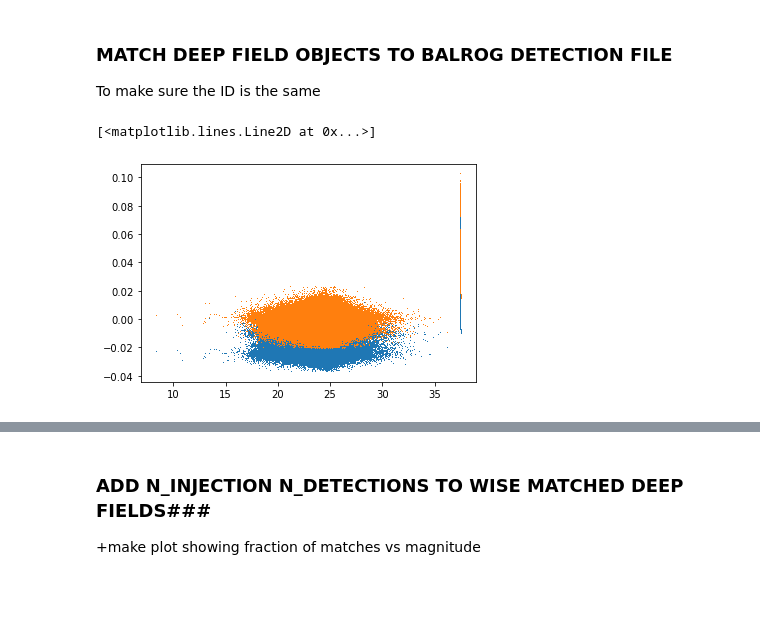
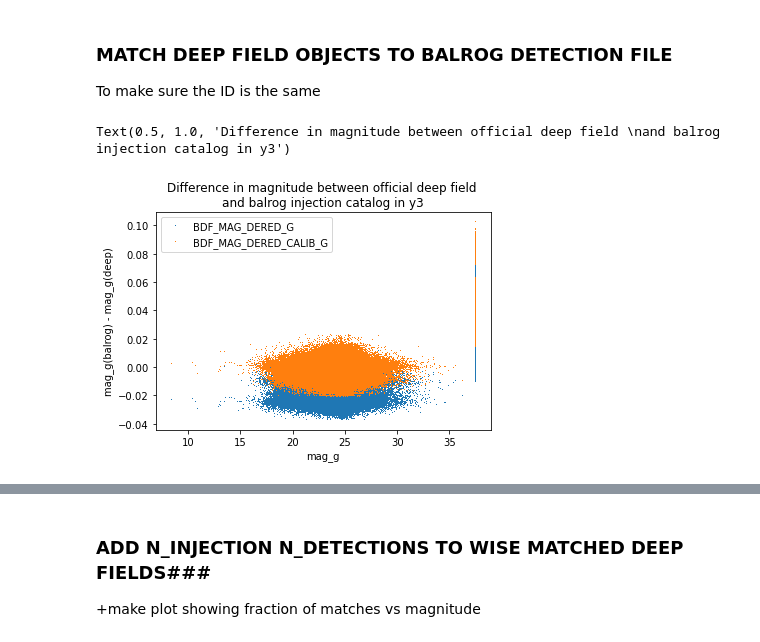
Before and after one commit to elvinpoole/lens_sample_tools, a Jupyter notebook: star_gal_wise/match_deep_wise/match_deep_wise.ipynb, the cells around one changed output, grey strips where cells are left out. Saved outputs shown, nothing was run; the diff lists cells and outputs as text; code cells hidden in the pictures; blank space fills up the shorter version.

```diff
--- a/star_gal_wise/match_deep_wise/match_deep_wise.ipynb
+++ b/star_gal_wise/match_deep_wise/match_deep_wise.ipynb
@@ -15,16 +16,36 @@ deep_field_file = "/pscratch/sd/j/jelvinpo/DES/cats/y3/deepfields/Y3_DEEP_FIELDS
 deep_field_wise_file = "/global/cfs/projectdirs/des/nweaverd/y3_deepfields/dr10.0/south/matched/merged_ls-dr10.0-Y3_DEEP_FIELDS_PHOTOM_ang_mag.fits"
 # %%
 balrog_detection_table = astropy.table.Table.read(balrog_detection_file)
-balrog_detection = balrog_detection_table[['true_id']].to_pandas()
+#balrog_detection = balrog_detection_table[['true_id']].to_pandas()
+data = np.array([
+    balrog_detection_table['true_id'],
+    balrog_detection_table["true_bdf_mag_deredden"][:,0],
+    balrog_detection_table["true_bdf_mag_deredden"][:,1],
+    balrog_detection_table["true_bdf_mag_deredden"][:,2],
+    balrog_detection_table["true_bdf_mag_deredden"][:,3],
+])
+columns = [
+    'true_id',
+    'true_bdf_mag_deredden_g',
+    'true_bdf_mag_deredden_r',
+    'true_bdf_mag_deredden_i',
+    'true_bdf_mag_deredden_z' ]
+balrog_detection = pd.DataFrame(data=data.T, columns=columns)
 deep_field = astropy.table.Table.read(deep_field_file).to_pandas()
+deep_field_sg = astropy.table.Table.read(deep_field_sg_file).to_pandas()
 # %%
-balrog_detection_with_deepcoord = balrog_detection.merge(deep_field, how='left', left_on='true_id', right_on='ID')
+balrog_detection_with_deepcoord = balrog_detection.merge(deep_field, how='inner', left_on='true_id', right_on='ID')
 # %%
-x0 = np.array(balrog_detection_with_deepcoord['BDF_MAG_DERED_G'])
-x1 = np.array(balrog_detection_with_deepcoord['BDF_MAG_DERED_CALIB_G'])
-y = np.array(balrog_detection_table['true_bdf_mag_deredden'][:,0])
-plt.plot(x0,y-x1,',')
-plt.plot(x0,y-x0,',')
+x0 = np.array(balrog_detection_with_deepcoord['BDF_MAG_DERED_G'] )
+x1 = np.array(balrog_detection_with_deepcoord['BDF_MAG_DERED_CALIB_G'] )
+y =  np.array(balrog_detection_with_deepcoord['true_bdf_mag_deredden_g'] )
-# %% [output]
-[<matplotlib.lines.Line2D at 0x...>]
-[figure, removed]
+# %%
+plt.plot(x0,y-x1,',', label='BDF_MAG_DERED_G')
+plt.plot(x0,y-x0,',', label='BDF_MAG_DERED_CALIB_G')
+plt.xlabel('mag_g')
+plt.ylabel('mag_g(balrog) - mag_g(deep)')
+plt.legend()
+plt.title('Difference in magnitude between official deep field \nand balrog injection catalog in y3')
+# %% [output]
+Text(0.5, 1.0, 'Difference in magnitude between official deep field \nand balrog injection catalog in y3')
+[figure, added]
```
Also changed, not shown: parts of 21 cells of this notebook, 12 other files.
